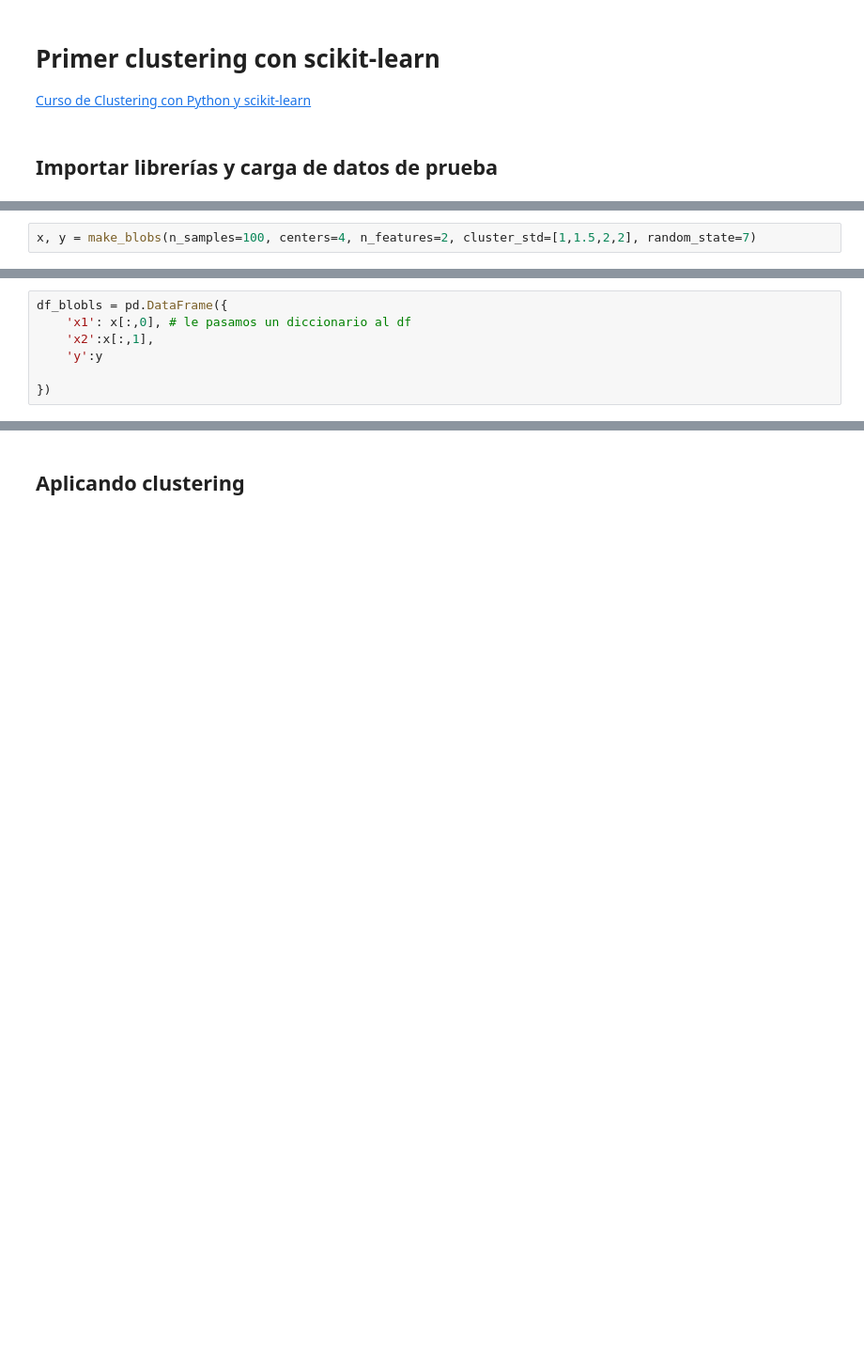
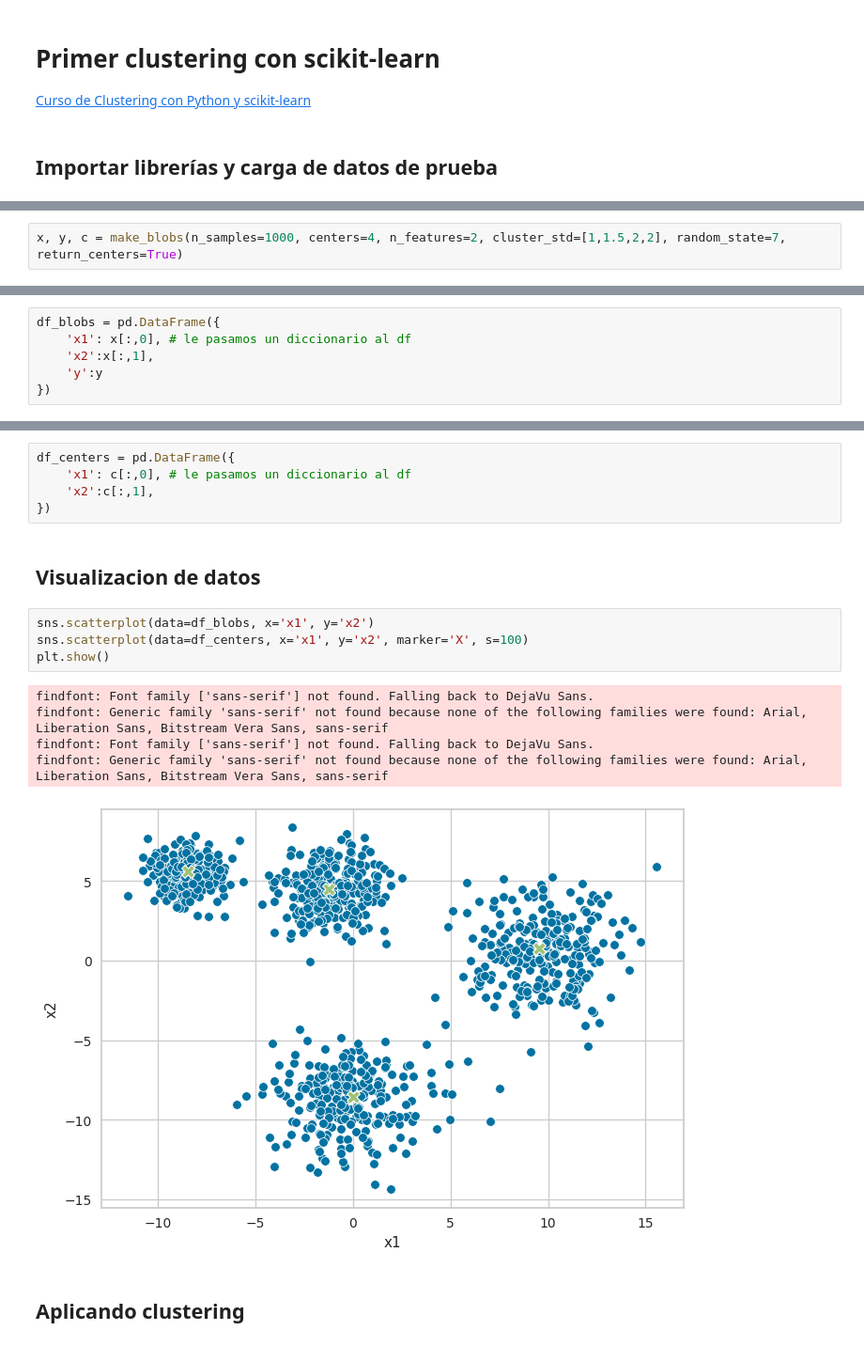
Before and after one commit to LuisEduardoCantero/Data_Science_Specialization, a Jupyter notebook: Clustering_with_scikit-learn/primer_clustering.ipynb, the cells around one changed output, grey strips where cells are left out. Shown at 94% size. Drawn from its saved outputs; the diff is of its cells as text; blank space fills up the shorter version.

Commit message:
Added more clustering tools with scikit

```diff
--- a/Clustering_with_scikit-learn/primer_clustering.ipynb
+++ b/Clustering_with_scikit-learn/primer_clustering.ipynb
@@ -11,5 +22,5 @@ import matplotlib.pyplot as plt
 # %%
-x, y = make_blobs(n_samples=100, centers=4, n_features=2, cluster_std=[1,1.5,2,2], random_state=7)
+x, y, c = make_blobs(n_samples=1000, centers=4, n_features=2, cluster_std=[1,1.5,2,2], random_state=7, return_centers=True)
 # %%
 x
 # %% [output]
@@ -41,7 +54,6 @@ array([1, 3, 0, 1, 0, 1, 3, 2, 0, 3, 3, 2, 3, 0, 1, 3, 3, 2, 3, 0, 1, 0,
 # %%
-df_blobls = pd.DataFrame({
+df_blobs = pd.DataFrame({
     'x1': x[:,0], # le pasamos un diccionario al df
     'x2':x[:,1],
     'y':y
-
 })
@@ -83,3 +77,20 @@ plot_2d_clusters(x,y,ax)
+# %%
+df_centers = pd.DataFrame({
+    'x1': c[:,0], # le pasamos un diccionario al df
+    'x2':c[:,1],
+})
+# %% [markdown]
+## Visualizacion de datos
+# %%
+sns.scatterplot(data=df_blobs, x='x1', y='x2')
+sns.scatterplot(data=df_centers, x='x1', y='x2', marker='X', s=100)
+plt.show()
+# %% [output]
+findfont: Font family ['sans-serif'] not found. Falling back to DejaVu Sans.
+findfont: Generic family 'sans-serif' not found because none of the following families were found: Arial, Liberation Sans, Bitstream Vera Sans, sans-serif
+findfont: Font family ['sans-serif'] not found. Falling back to DejaVu Sans.
+findfont: Generic family 'sans-serif' not found because none of the following families were found: Arial, Liberation Sans, Bitstream Vera Sans, sans-serif
+[figure, added]
 # %% [markdown]
 ## Aplicando clustering
 # %%
```
Also changed, not shown: parts of 21 cells of this notebook.
